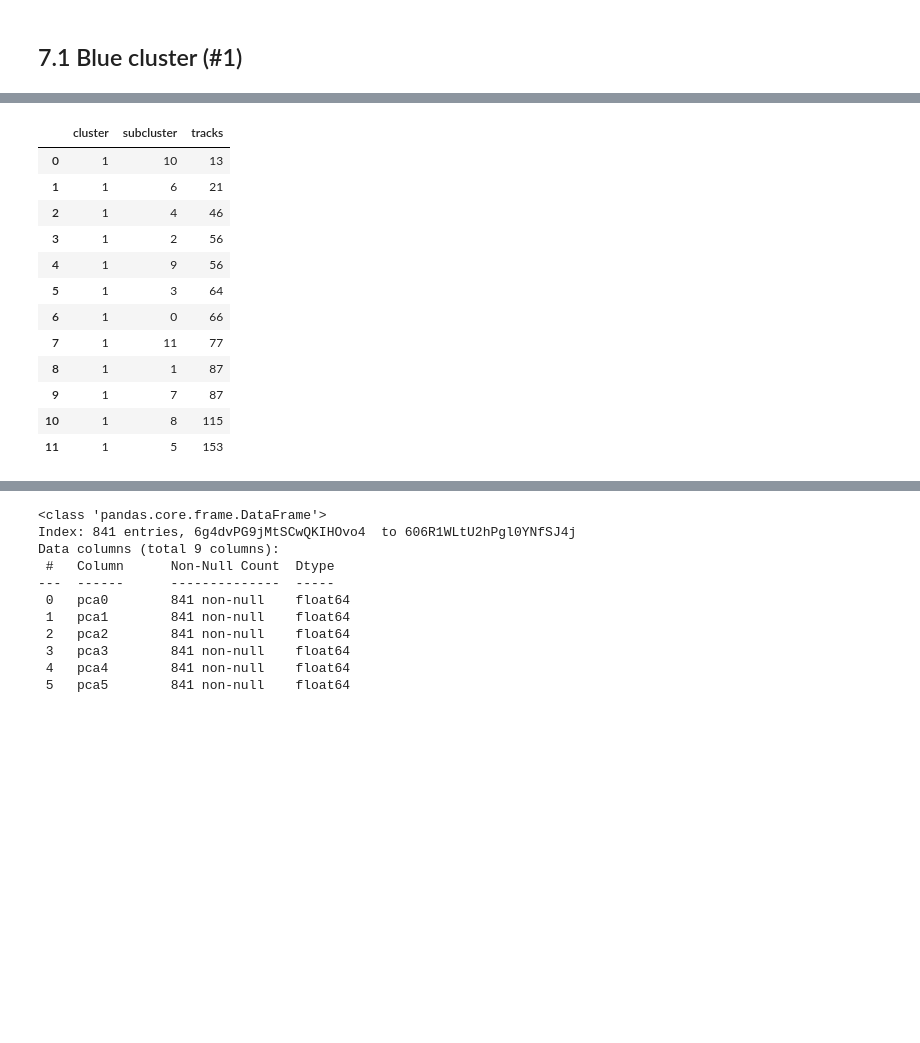
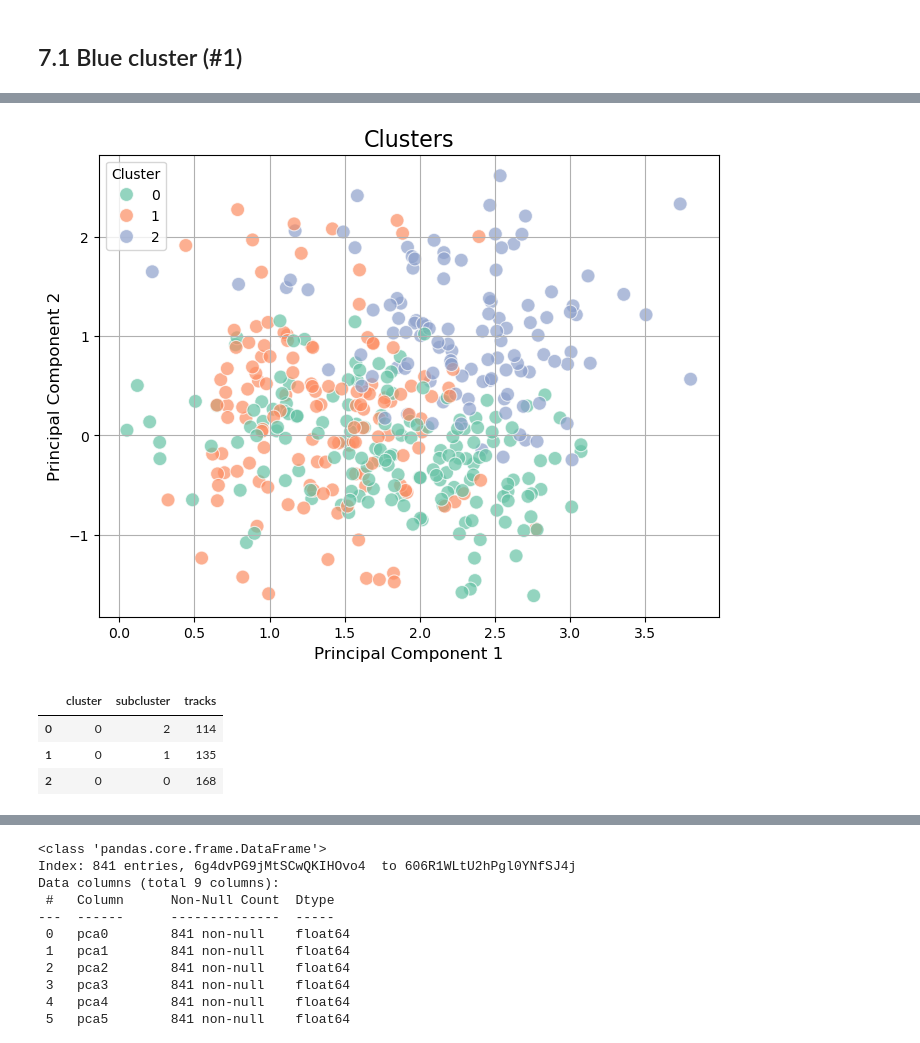
Before and after one commit to gastan81/unsupervised-ml, a Jupyter notebook: 0_team_project.ipynb, the cells around one changed output, grey strips where cells are left out. Cells and saved outputs as stored; diff of their text form; code cells hidden in the pictures; blank space fills up the shorter version.

```diff
--- a/0_team_project.ipynb
+++ b/0_team_project.ipynb
@@ -479,3 +487,4 @@ songs5000_1_df = songs5000_processed1_df.sort_values(by="cluster").join(songs500
 # %%
-songs5000_1_df.loc[songs5000_1_df['cluster'] == 0, ['cluster', 'artist', 'name', 'html']].sort_values(['artist', 'name'])
+pd.set_option('display.max_colwidth', 1000)
+songs5000_1_df.loc[songs5000_1_df['cluster'] == 0, ['cluster', 'artist', 'name']].sort_values(['artist', 'name']).sample(10).reset_index(drop=True) # , 'html'
 # %% [output]
@@ -502,3 +512,17 @@ songs5000_processed_sub1_df = songs5000_processed1_df.loc[songs5000_processed1_d
+# %%
+songs5000_processed_sub1_df = songs5000_processed1_df.loc[songs5000_processed1_df['cluster'] == 0, :].copy()
+
+# Parameers
+number_of_components = 7 # Achieving almost 95% variance explained by them
+
+seed = 123
+min_k = 2
+max_k = 10
+iterations_per_seed = 10
+
+# Generate x random seeds
+random.seed(seed)
+random_seeds = [random.randint(0, 10000) for _ in range(iterations_per_seed)]
 # %%
 # For loop with a few iterations per each "k"
 # Around 0.5 seconds per 1 "k" and per 1 iteration
@@ -598,12 +614,12 @@ plt.show()
 # %%
-number_of_kmeans = 7
+number_of_kmeans = 3
 # %%
 if 'cluster' in songs5000_processed_sub1_df.columns:
     songs5000_processed_sub1_df = songs5000_processed_sub1_df.drop(columns='cluster')
 kmeans = KMeans(n_clusters = number_of_kmeans, random_state = 123)
 kmeans.fit(songs5000_processed_sub1_df)
 subclusters = kmeans.labels_
-songs5000_processed_sub1_df["cluster"] = 1
+songs5000_processed_sub1_df["cluster"] = 0
 songs5000_processed_sub1_df["subcluster"] = subclusters
 # songs5000_processed_sub1_df
 # %% [output]
@@ -611 +653,14 @@ KMeans is known to have a memory leak on Windows with MKL, when there are less c
+# %%
+plt.figure(figsize=(8, 6))
+sns.scatterplot(data=songs5000_processed_sub1_df, x='pca1', y='pca4', hue='subcluster', palette='Set2', s=100, marker='o', alpha=0.7)
+# Add labels and title
+plt.title('Clusters', fontsize=16)
+plt.xlabel('Principal Component 1', fontsize=12)
+plt.ylabel('Principal Component 2', fontsize=12)
+plt.legend(title='Cluster', loc='best')
+plt.grid(True)
+# Show the plot
+plt.show()
+# %% [output]
+[figure, added]
 # %%
@@ -655,22 +695,13 @@ fig.update_layout(
 # Show the plot
 fig.show()
 # %%
-songs5000_sub1_df = songs5000_processed_sub1_df.sort_values(by="subcluster")#.join(songs5000_names_df) # .drop(columns=['html'])
+songs5000_sub1_df = songs5000_processed_sub1_df.sort_values(by="subcluster").join(songs5000_names_df) # .drop(columns=['html'])
 (pd.DataFrame(songs5000_sub1_df
               .groupby(['cluster', 'subcluster'])
               .size()
               .rename('tracks')).sort_values('tracks').reset_index())
 # %% [output]
 |  | cluster | subcluster | tracks |
-| 0 | 1 | 10 | 13 |
-| 1 | 1 | 6 | 21 |
-| 2 | 1 | 4 | 46 |
-| 3 | 1 | 2 | 56 |
-| 4 | 1 | 9 | 56 |
-| 5 | 1 | 3 | 64 |
-| 6 | 1 | 0 | 66 |
-| 7 | 1 | 11 | 77 |
-| 8 | 1 | 1 | 87 |
-| 9 | 1 | 7 | 87 |
-| 10 | 1 | 8 | 115 |
-| 11 | 1 | 5 | 153 |
+| 0 | 0 | 2 | 114 |
+| 1 | 0 | 1 | 135 |
+| 2 | 0 | 0 | 168 |
```
Also changed, not shown: parts of 25 cells of this notebook, 2 other files.
